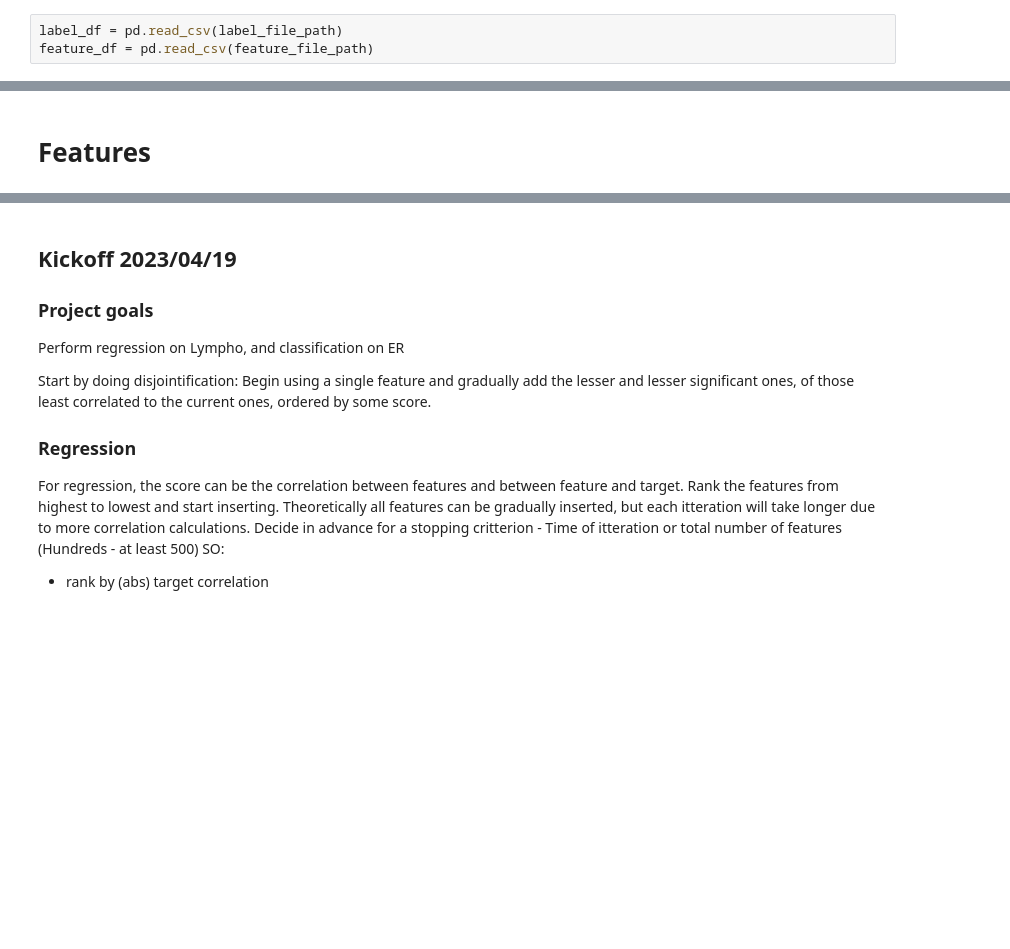
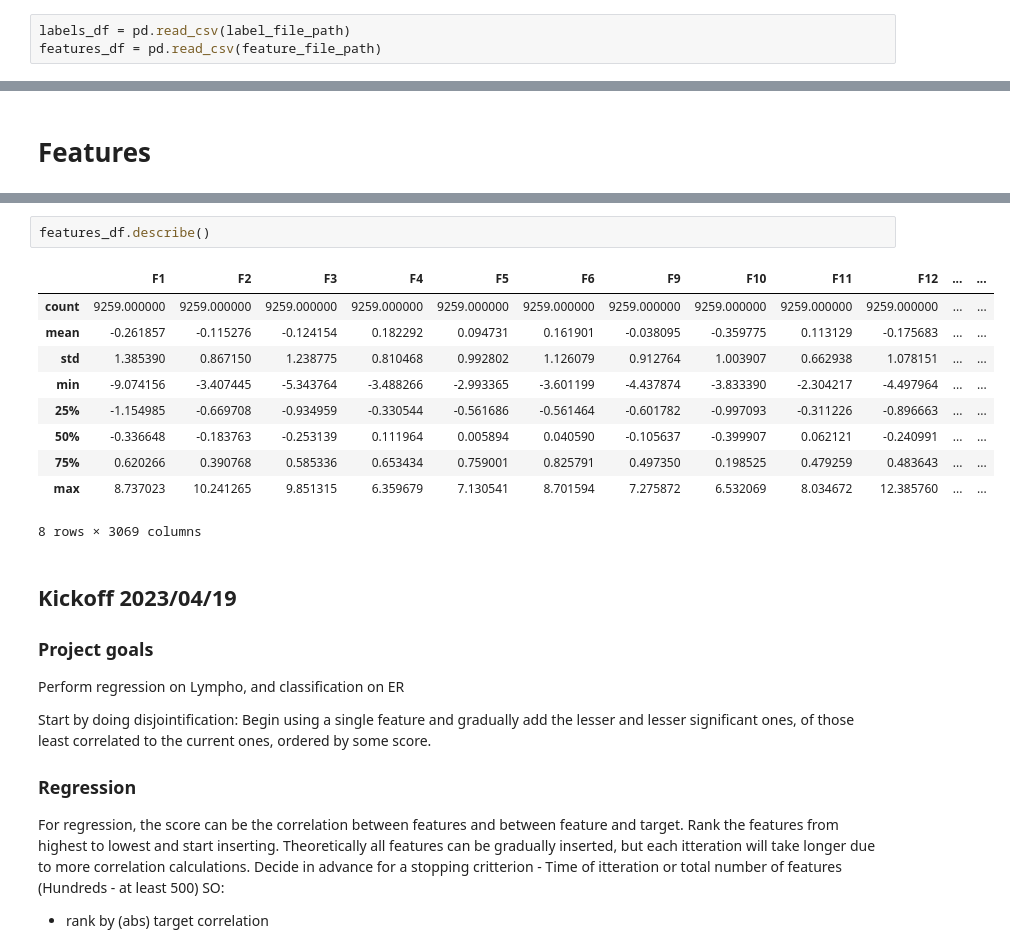
Before and after one commit to Spectral-OD/feature_selection_by_disjointification, a Jupyter notebook: 01_Opening Meeting and EDA.ipynb, the cells around one changed output, grey strips where cells are left out. Cells and saved outputs as stored; diff of their text form; blank space fills up the shorter version.

```diff
--- a/01_Opening Meeting and EDA.ipynb
+++ b/01_Opening Meeting and EDA.ipynb
@@ -11,8 +11,8 @@ import numpy as np
 import matplotlib.pyplot as plt
 import seaborn as sns
 # %%
-label_df = pd.read_csv(label_file_path)
-feature_df = pd.read_csv(feature_file_path)
+labels_df = pd.read_csv(label_file_path)
+features_df = pd.read_csv(feature_file_path)
 # %% [markdown]
 # Labels
 # %%
@@ -62,6 +74,19 @@ feature_df.head()
 | 3 | AACS | -0.539020 | 0.032084 | 0.392158 | 0.563540 | -0.083663 | -0.748093 | -0.999103 | -1.358139 | 2.157231 | ... | ... |
 | 4 | AADAC | 0.098325 | 0.262344 | -0.711190 | -0.373168 | 0.067739 | -0.711190 | -0.711190 | -0.183505 | -0.021691 | ... | ... |
 5 rows × 3070 columns
+# %%
+features_df.describe()
+# %% [output]
+|  | F1 | F2 | F3 | F4 | F5 | F6 | F9 | F10 | F11 | F12 | ... | ... |
+| count | 9259.000000 | 9259.000000 | 9259.000000 | 9259.000000 | 9259.000000 | 9259.000000 | 9259.000000 | 9259.000000 | 9259.000000 | 9259.000000 | ... | ... |
+| mean | -0.261857 | -0.115276 | -0.124154 | 0.182292 | 0.094731 | 0.161901 | -0.038095 | -0.359775 | 0.113129 | -0.175683 | ... | ... |
+| std | 1.385390 | 0.867150 | 1.238775 | 0.810468 | 0.992802 | 1.126079 | 0.912764 | 1.003907 | 0.662938 | 1.078151 | ... | ... |
+| min | -9.074156 | -3.407445 | -5.343764 | -3.488266 | -2.993365 | -3.601199 | -4.437874 | -3.833390 | -2.304217 | -4.497964 | ... | ... |
+| 25% | -1.154985 | -0.669708 | -0.934959 | -0.330544 | -0.561686 | -0.561464 | -0.601782 | -0.997093 | -0.311226 | -0.896663 | ... | ... |
+| 50% | -0.336648 | -0.183763 | -0.253139 | 0.111964 | 0.005894 | 0.040590 | -0.105637 | -0.399907 | 0.062121 | -0.240991 | ... | ... |
+| 75% | 0.620266 | 0.390768 | 0.585336 | 0.653434 | 0.759001 | 0.825791 | 0.497350 | 0.198525 | 0.479259 | 0.483643 | ... | ... |
+| max | 8.737023 | 10.241265 | 9.851315 | 6.359679 | 7.130541 | 8.701594 | 7.275872 | 6.532069 | 8.034672 | 12.385760 | ... | ... |
+8 rows × 3069 columns
 # %% [markdown]
 ## Kickoff 2023/04/19
 ### Project goals
```
Also changed, not shown: parts of 5 cells of this notebook, 4 other files.
